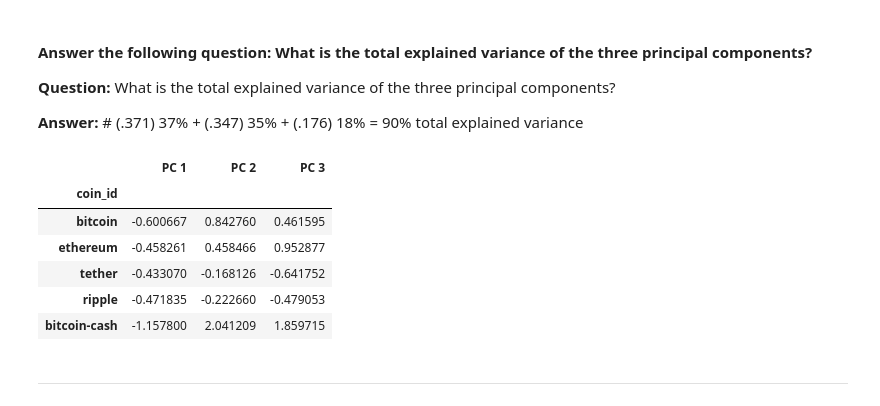
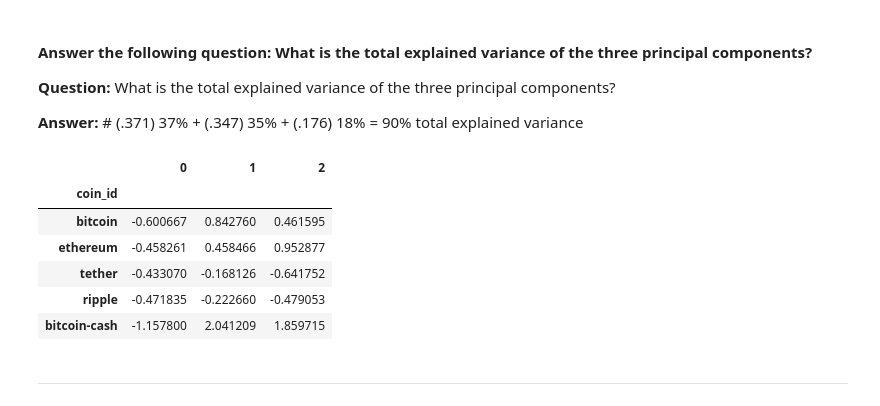
Before and after one commit to DigitalGoldRush/Module_10_Challenge, a Jupyter notebook: crypto_investments.ipynb, the cells around one changed output. Cells and saved outputs as stored; diff of their text form; code cells hidden in the pictures.

```diff
--- a/crypto_investments.ipynb
+++ b/crypto_investments.ipynb
@@ -285,23 +291,22 @@ array([0.3719856 , 0.34700813, 0.17603793])
 # %%
 # Create a new DataFrame with the PCA data.
 # Note: The code for this step is provided for you
 
 # Creating a DataFrame with the PCA data
 df_crypto_pca = pd.DataFrame(
     data=crypto_pca,
-    columns=["PC 1", "PC 2", "PC 3"],
     )
 
 # Copy the crypto names from the original data
 df_crypto_pca["coin_id"] = df_market_data.index
 
 # Set the coinid column as index
 df_crypto_pca = df_crypto_pca.set_index("coin_id")
 
 # Display sample data
 df_crypto_pca.head()
 # %% [output]
-|  | PC 1 | PC 2 | PC 3 |
+|  | 0 | 1 | 2 |
 | coin_id |  |  |  |
 | bitcoin | -0.600667 | 0.842760 | 0.461595 |
 | ethereum | -0.458261 | 0.458466 | 0.952877 |
```
Also changed, not shown: parts of 16 cells of this notebook.
